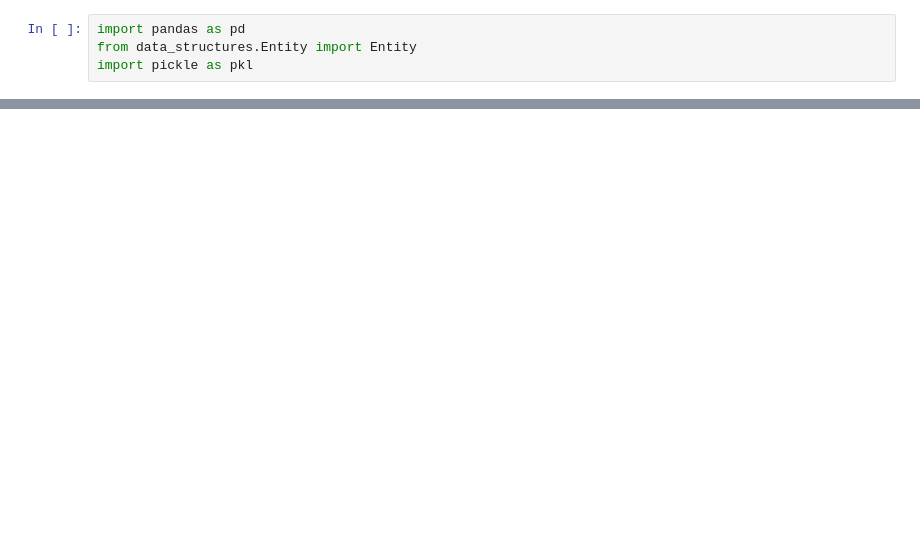
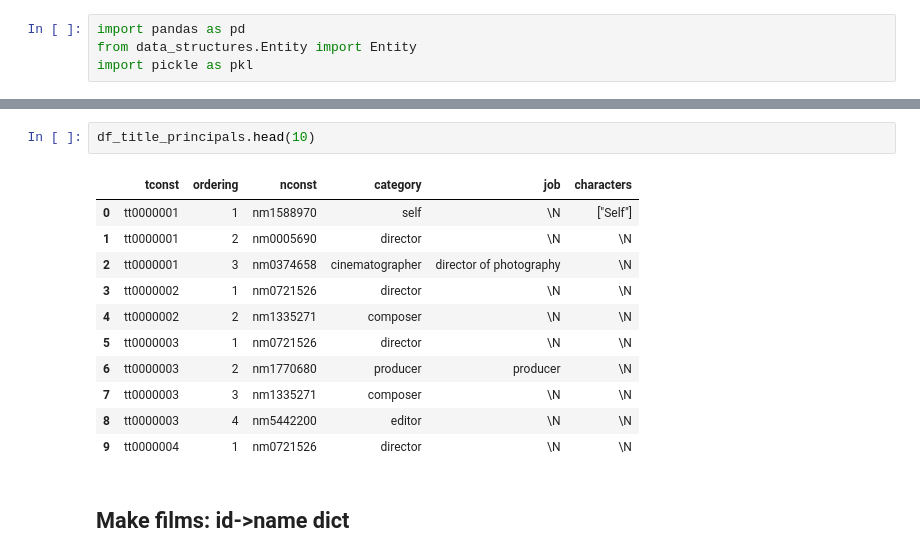
Before and after one commit to NU-CS337-Angeli-Javi-Sam/Proj-1, a Jupyter notebook: parse_datasets.ipynb, the cells around one changed output, grey strips where cells are left out. Saved outputs shown, nothing was run; the diff lists cells and outputs as text; blank space fills up the shorter version.

```diff
--- a/parse_datasets.ipynb
+++ b/parse_datasets.ipynb
@@ -12,0 +63,16 @@ df_name_basics = pd.read_csv('data/name.basics.tsv', sep='\t')
+# %%
+df_title_principals.head(10)
+# %% [output]
+|  | tconst | ordering | nconst | category | job | characters |
+| 0 | tt0000001 | 1 | nm1588970 | self | \N | ["Self"] |
+| 1 | tt0000001 | 2 | nm0005690 | director | \N | \N |
+| 2 | tt0000001 | 3 | nm0374658 | cinematographer | director of photography | \N |
+| 3 | tt0000002 | 1 | nm0721526 | director | \N | \N |
+| 4 | tt0000002 | 2 | nm1335271 | composer | \N | \N |
+| 5 | tt0000003 | 1 | nm0721526 | director | \N | \N |
+| 6 | tt0000003 | 2 | nm1770680 | producer | producer | \N |
+| 7 | tt0000003 | 3 | nm1335271 | composer | \N | \N |
+| 8 | tt0000003 | 4 | nm5442200 | editor | \N | \N |
+| 9 | tt0000004 | 1 | nm0721526 | director | \N | \N |
+# %% [markdown]
+## Make films: id->name dict
```
Also changed, not shown: parts of 28 cells of this notebook, 1 other file.
